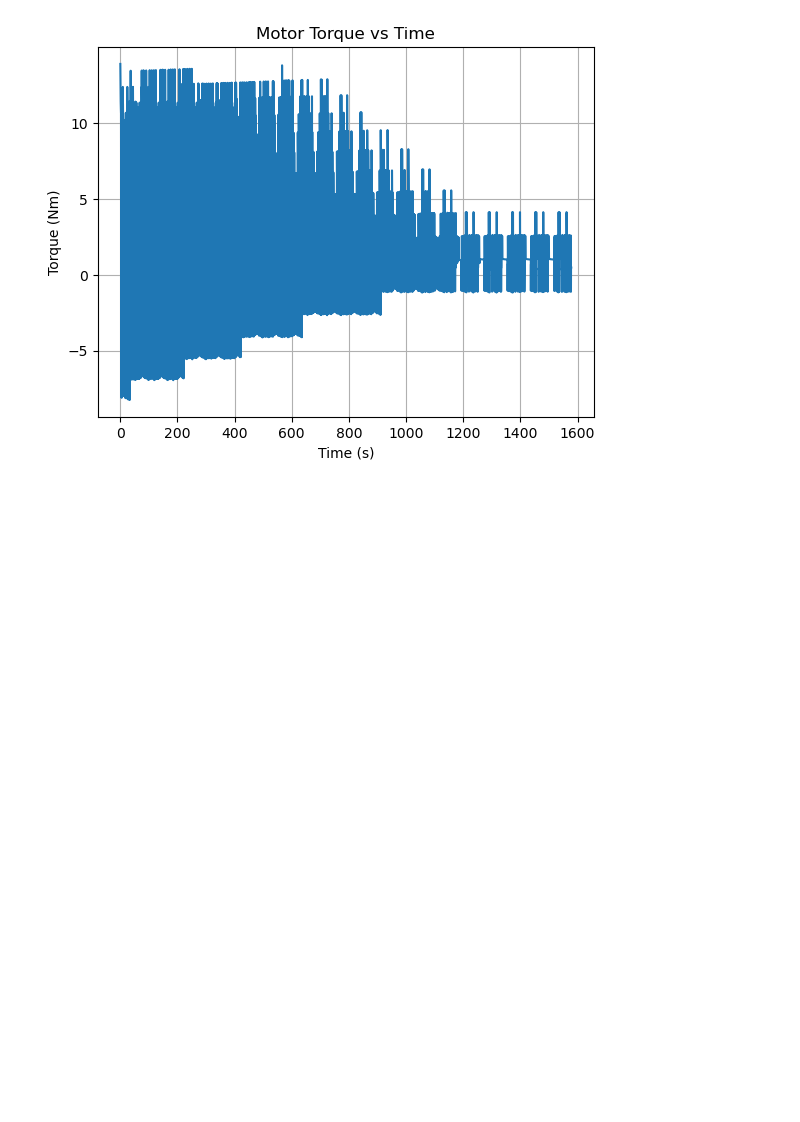
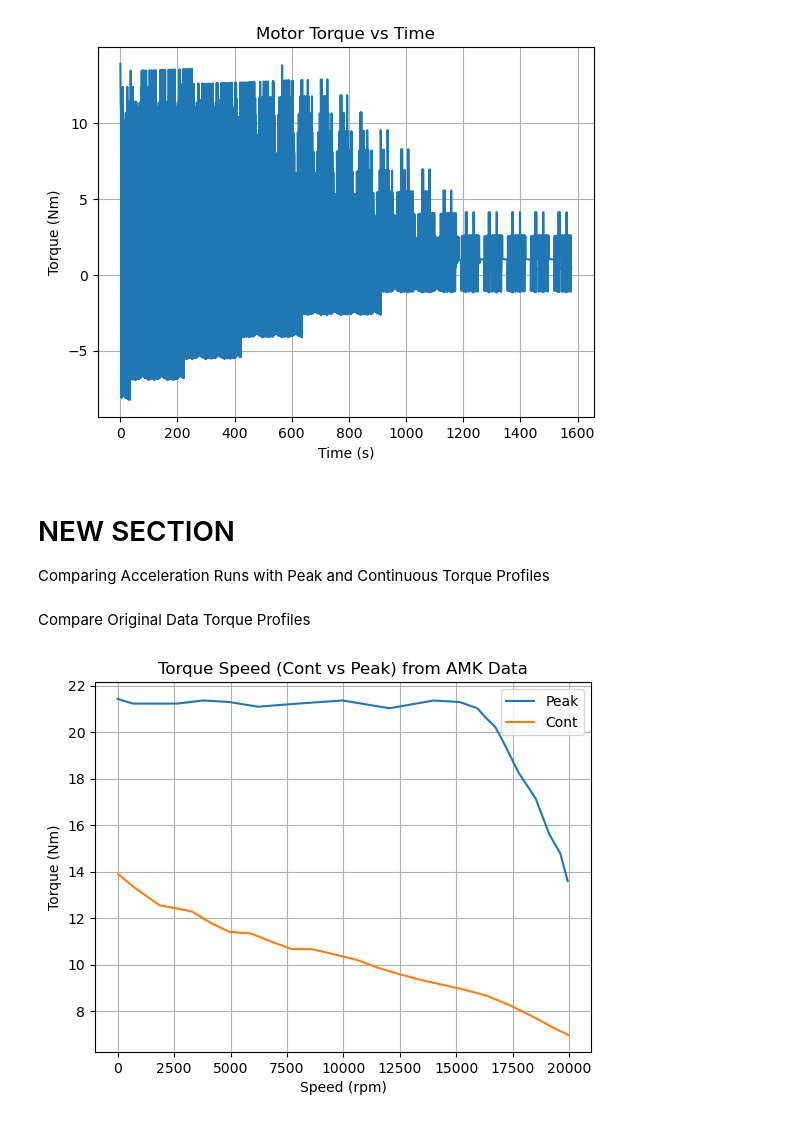
Before and after one commit to UBCFormulaElectric/LapSim, a Jupyter notebook: plot_results.ipynb, the cells around one changed output. Drawn from its saved outputs; the diff is of its cells as text; code cells hidden in the pictures; blank space fills up the shorter version.

```diff
--- a/plot_results.ipynb
+++ b/plot_results.ipynb
@@ -19,3 +19,41 @@ plt.grid()
 plt.show()
 # %% [output]
 [figure]
+# %% [markdown]
+# NEW SECTION
+Comparing Acceleration Runs with Peak and Continuous Torque Profiles
+# %%
+import matplotlib.pyplot as plt
+import pandas as pd
+import json
+
+infile = "sim_inputs_and_outputs/dynamicsCalcs_accel_peak.csv"
+
+peak_df = pd.read_csv(infile)
+
+infile = "sim_inputs_and_outputs/dynamicsCalcs_accel_cont.csv"
+
+cont_df = pd.read_csv(infile)
+
+infile = "data_prep_scripts/AMK_data.json"
+
+with open(infile, "r") as file:
+    AMK_data = json.load(file)
+
+AMK_Peak = pd.DataFrame(AMK_data["PeakTorqueSpeed"])
+AMK_Cont = pd.DataFrame(AMK_data["ContTorqueSpeed"])
+# %% [markdown]
+Compare Original Data Torque Profiles
+# %%
+# Plot 1
+plt.plot(AMK_Peak.loc[:,"Speed"], AMK_Peak.loc[:,"Torque"], label="Peak")
+plt.plot(AMK_Cont.loc[:,"Speed"], AMK_Cont.loc[:,"Torque"], label="Cont")
+
+plt.grid()
+plt.legend()
+plt.title("Torque Speed (Cont vs Peak) from AMK Data")
+plt.xlabel("Speed (rpm)")
+plt.ylabel("Torque (Nm)")
+plt.show()
+# %% [output]
+[figure, added]
```
Also changed, not shown: parts of 3 cells of this notebook, 33 other files.
